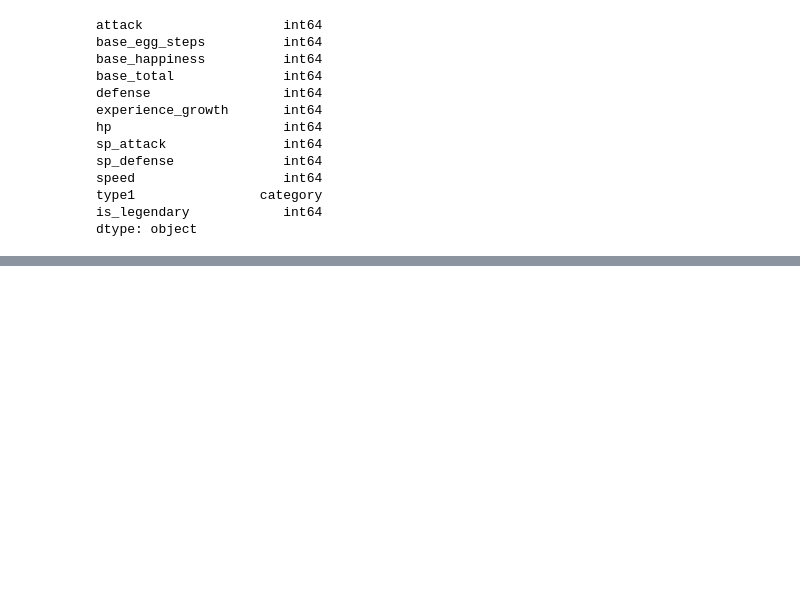
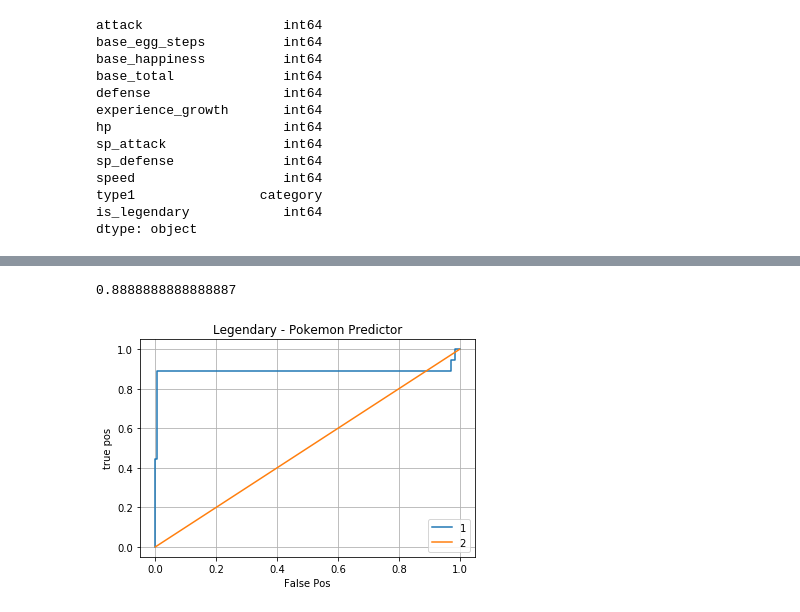
Before and after one commit to DavidWants2Learn/IsPokemonLegendary, a Jupyter notebook: Pokemon_Legendary.ipynb, the cells around one changed output, grey strips where cells are left out. Saved outputs shown, nothing was run; the diff lists cells and outputs as text; code cells hidden in the pictures; blank space fills up the shorter version.

```diff
--- a/Pokemon_Legendary.ipynb
+++ b/Pokemon_Legendary.ipynb
@@ -162,0 +164,15 @@ accuracy_score(YTEST, legendary_prediction)
+# %%
+SY = legendary_model.predict_proba(XTEST)[:,1]
+SFPR, STPR, STHRESH = roc_curve(YTEST, SY)
+plt.plot(SFPR, STPR, label="1")
+plt.plot([0,1],[0,1],label="2")
+plt.legend()
+plt.grid()
+plt.xlabel("False Pos")
+plt.ylabel("true pos")
+plt.title("Legendary - Pokemon Predictor")
+
+metrics.auc(SFPR, STPR)
+# %% [output]
+0.8888888888888887
+[figure, added]
```
Also changed, not shown: parts of 2 cells of this notebook, 1 other file.
